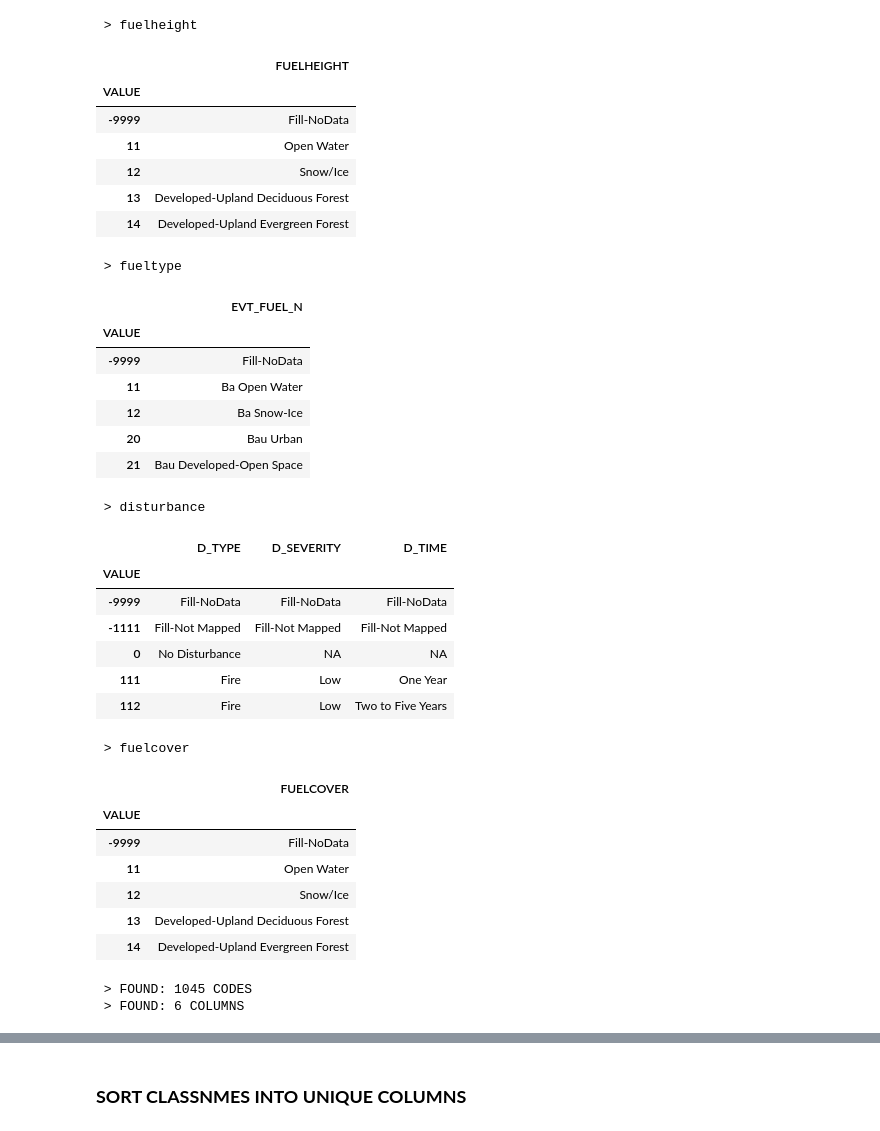
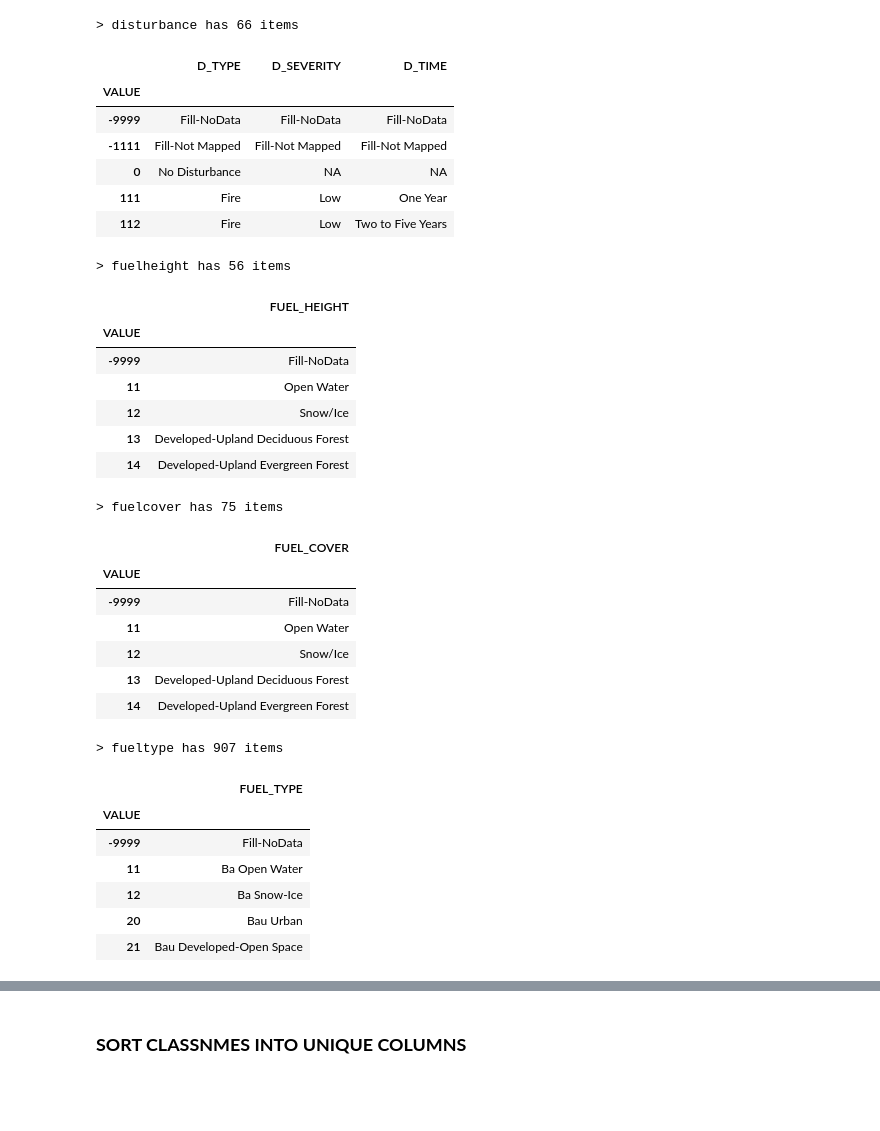
Before and after one commit to a-taylor1/DATA450_Team5, a Jupyter notebook: datamining_project2.ipynb, the cells around one changed output, grey strips where cells are left out. Drawn from its saved outputs; the diff is of its cells as text; code cells hidden in the pictures; blank space fills up the shorter version.

Commit message:
Reformatting new data

```diff
--- a/datamining_project2.ipynb
+++ b/datamining_project2.ipynb
@@ -53,59 +53,59 @@ DATA_PATH = './apr26_reformatted'
 # %%
 layer_dirs = os.listdir(DATA_PATH)
 table_dict = {}
 for l in layer_dirs:
   file_list = os.listdir(f'{DATA_PATH}/{l}')
   for f in file_list:
     if f.endswith('.dbf'):
       df = read_file(f'{DATA_PATH}/{l}/{f}')
       df = df.drop(columns = ['R', 'G', 'B', 'RED', 'GREEN', 'BLUE'])
       # Ensure column names are standard strings before renaming
       df.columns = [str(col) for col in df.columns]
       df = df.set_index('VALUE')
       if 'EVH' in df.columns: df = df.drop(columns = ['EVH'])
       if 'EVT_FUEL' in df.columns: df = df.drop(columns = ['EVT_FUEL'])
-      if 'fuelcover' in f: df.columns = df.columns.to_series().replace({'CLASSNAMES':'FUELCOVER'}).tolist()
-      if 'fuelheight' in f: df.columns = df.columns.to_series().replace({'CLASSNAMES':'FUELHEIGHT'}).tolist()
-
+      if 'fuelcover' in f: df.columns = df.columns.to_series().replace({'CLASSNAMES':'FUEL_COVER'}).tolist()
+      if 'fuelheight' in f: df.columns = df.columns.to_series().replace({'CLASSNAMES':'FUEL_HEIGHT'}).tolist()
+      if 'EVT_FUEL_N' in df.columns: df.columns = df.columns.to_series().replace({'EVT_FUEL_N':'FUEL_TYPE'}).tolist()
 
       table_dict[f.replace('_codes.dbf', '')] = df
 
 for k, v in table_dict.items():
-  print(f' > {k}')
-  display( v.head() )
+  print(f'\n> {k} has {len(v)} items')
+  display(v.head())
 # %% [output]
- > fuelheight
+> disturbance has 66 items
-|  | FUELHEIGHT |
-| VALUE |  |
-| -9999 | Fill-NoData |
-| 11 | Open Water |
-| 12 | Snow/Ice |
-| 13 | Developed-Upland Deciduous Forest |
-| 14 | Developed-Upland Evergreen Forest |
+|  | D_TYPE | D_SEVERITY | D_TIME |
+| VALUE |  |  |  |
+| -9999 | Fill-NoData | Fill-NoData | Fill-NoData |
+| -1111 | Fill-Not Mapped | Fill-Not Mapped | Fill-Not Mapped |
+| 0 | No Disturbance | NA | NA |
+| 111 | Fire | Low | One Year |
+| 112 | Fire | Low | Two to Five Years |
- > fueltype
+> fuelheight has 56 items
-|  | EVT_FUEL_N |
+|  | FUEL_HEIGHT |
 | VALUE |  |
 | -9999 | Fill-NoData |
-| 11 | Ba Open Water |
-| 12 | Ba Snow-Ice |
-| 20 | Bau Urban |
-| 21 | Bau Developed-Open Space |
+| 11 | Open Water |
+| 12 | Snow/Ice |
+| 13 | Developed-Upland Deciduous Forest |
+| 14 | Developed-Upland Evergreen Forest |
- > disturbance
+> fuelcover has 75 items
-|  | D_TYPE | D_SEVERITY | D_TIME |
-| VALUE |  |  |  |
-| -9999 | Fill-NoData | Fill-NoData | Fill-NoData |
-| -1111 | Fill-Not Mapped | Fill-Not Mapped | Fill-Not Mapped |
-| 0 | No Disturbance | NA | NA |
-| 111 | Fire | Low | One Year |
-| 112 | Fire | Low | Two to Five Years |
+|  | FUEL_COVER |
+| VALUE |  |
+| -9999 | Fill-NoData |
+| 11 | Open Water |
+| 12 | Snow/Ice |
+| 13 | Developed-Upland Deciduous Forest |
+| 14 | Developed-Upland Evergreen Forest |
- > fuelcover
+> fueltype has 907 items
-|  | FUELCOVER |
+|  | FUEL_TYPE |
 | VALUE |  |
 | -9999 | Fill-NoData |
-| 11 | Open Water |
-| 12 | Snow/Ice |
-| 13 | Developed-Upland Deciduous Forest |
-| 14 | Developed-Upland Evergreen Forest |
+| 11 | Ba Open Water |
+| 12 | Ba Snow-Ice |
+| 20 | Bau Urban |
+| 21 | Bau Developed-Open Space |
 # %%
 # Get a list of all VALUE levels
 value_list = []
@@ -119,6 +119,9 @@ col_list = []
 for k, v in table_dict.items():
   col_list.extend(v.columns)
 print(f' > FOUND: {len(col_list)} COLUMNS')
+
+key_table = pd.DataFrame(index = value_list, columns = col_list)
+for k, v in table_dict.items():
+  key_table.update(v)
+key_table = key_table.rename(columns={'EVT_FUEL_N': 'FUEL_TYPE'})
+key_table
-# %% [output]
- > FOUND: 1045 CODES
- > FOUND: 6 COLUMNS
```
Also changed, not shown: parts of 14 cells of this notebook.
